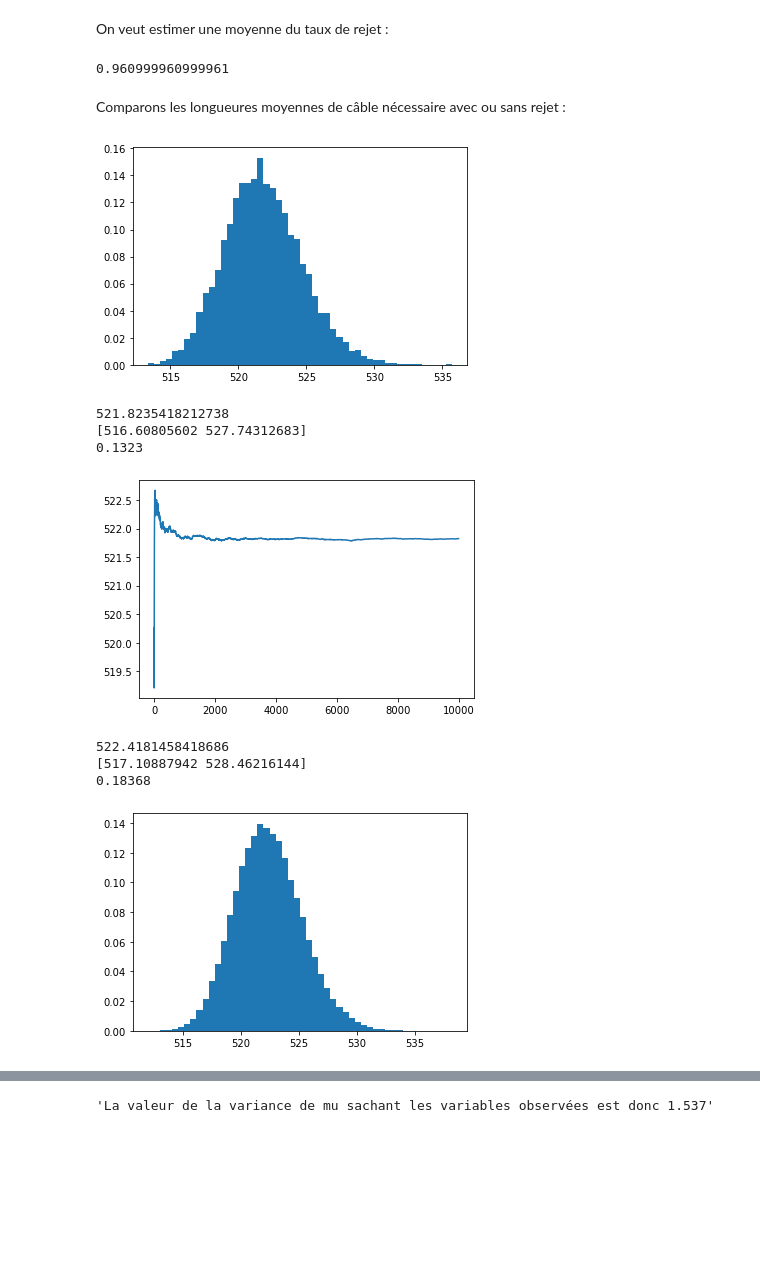
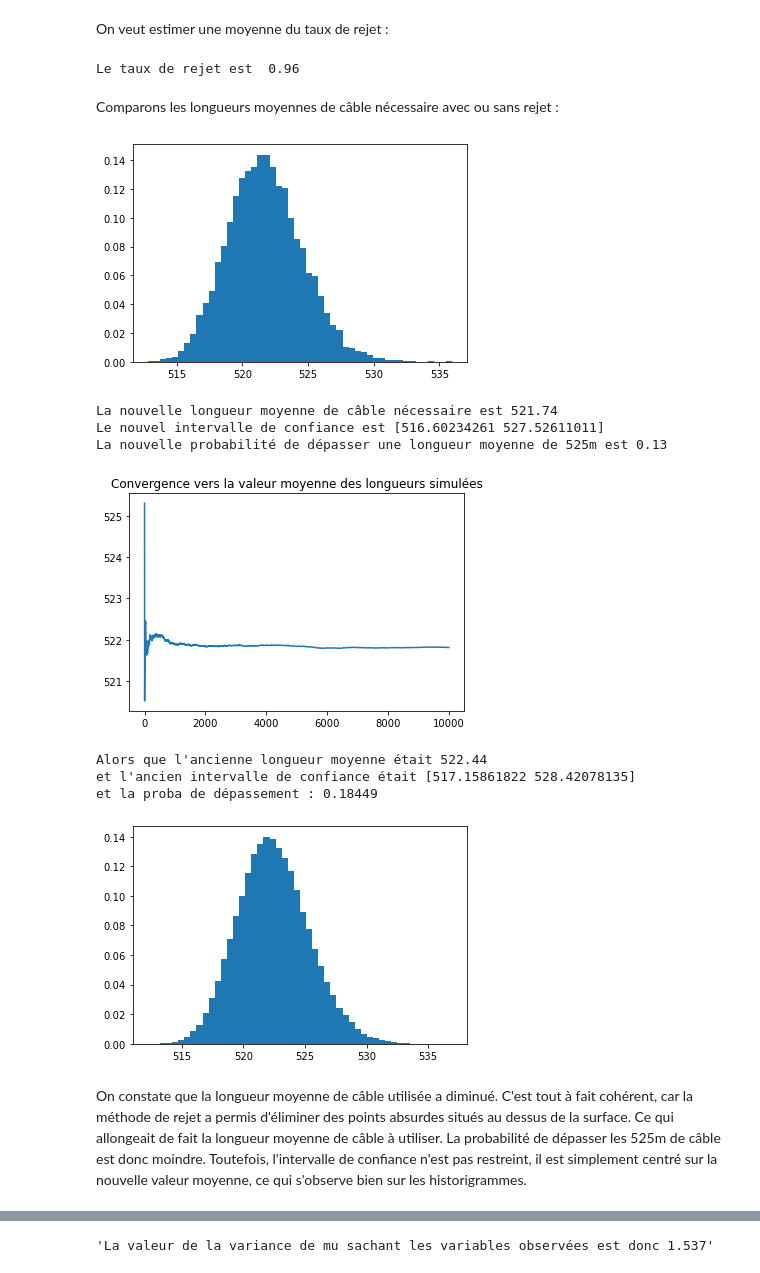
Before and after one commit to 20thuillie/projet_proba_chapel_thuillier, a Jupyter notebook: notebook_chapel_thuillier.ipynb, the cells around one changed output, grey strips where cells are left out. Cells and saved outputs as stored; diff of their text form; code cells hidden in the pictures; blank space fills up the shorter version.

```diff
--- a/notebook_chapel_thuillier.ipynb
+++ b/notebook_chapel_thuillier.ipynb
@@ -145,12 +156,11 @@ for indice in range(compteur):
         nombre_de_tests +=1
         x=np.random.normal(0,1,np.shape(unknown_indexes)[0])
         simu_r=Ec+np.matmul(Cholesky,x)
-#Le taux de rejet est :
-1- compteur/nombre_de_tests
+print(f"Le taux de rejet est de {1- compteur/nombre_de_tests : .2f}")
 # %% [output]
-0.960999960999961
+Le taux de rejet est  0.96
 # %% [markdown]
-Comparons les longueures moyennes de câble nécessaire avec ou sans rejet :
+Comparons les longueurs moyennes de câble nécessaire avec ou sans rejet :
 # %%
 #Avec rejet
 K=10000
@@ -166,20 +176,21 @@ for i in range(K):
 
 plt.hist(result_r,50,density=True)
 plt.show()
-print(sum(result_r)/K)
-print(np.quantile(result_r,[0.025,0.975]))
-print(np.mean(result_r>525))
+print(f"La nouvelle longueur moyenne de câble nécessaire est {sum(result_r)/K:.2f}")
+print(f"Le nouvel intervalle de confiance est {np.quantile(result_r,[0.025,0.975])}")
+print(f"La nouvelle probabilité de dépasser une longueur moyenne de 525m est {np.mean(result_r>525):.2}")
 # %% [output]
-[figure, old version]
+[figure, new version]
-521.8235418212738
-[516.60805602 527.74312683]
-0.1323
+La nouvelle longueur moyenne de câble nécessaire est 521.74
+Le nouvel intervalle de confiance est [516.60234261 527.52611011]
+La nouvelle probabilité de dépasser une longueur moyenne de 525m est 0.13
 # %%
 indice_simu = 1+np.arange(K)
 plt.plot(indice_simu,np.cumsum(result_r)/indice_simu)
+plt.title("Convergence vers la valeur moyenne des longueurs simulées")
 plt.show()
 # %% [output]
-[figure, old version]
+[figure, new version]
 # %%
 #Sans rejet
 K=100000
@@ -188,14 +199,14 @@ for i in range(K):
     x=np.random.normal(0,1,np.shape(unknown_indexes)[0])
     allval3[unknown_indexes]=Ec + np.matmul(Cholesky,x)
     result[i]=length(allval3,Delta)
-print(sum(result)/K)
-print(np.quantile(result,[0.025,0.975]))
-print(np.mean(result>525))
+print(f"Alors que l'ancienne longueur moyenne était {sum(result)/K:.2f}")
+print(f"et l'ancien intervalle de confiance était {np.quantile(result,[0.025,0.975])}")
+print(f"et la proba de dépassement : {np.mean(result>525)}")
 
 plt.hist(result,50,density=True)
 plt.show()
 # %% [output]
-522.4181458418686
-[517.10887942 528.46216144]
-0.18368
+Alors que l'ancienne longueur moyenne était 522.44
+et l'ancien intervalle de confiance était [517.15861822 528.42078135]
+et la proba de dépassement : 0.18449
-[figure, old version]
+[figure, new version]
@@ -204 +213,5 @@ plt.show()
+# %% [markdown]
+On constate que la longueur moyenne de câble utilisée a diminué. C'est tout à fait cohérent, car la méthode de rejet a permis d'éliminer des points absurdes situés au dessus de la surface. Ce qui allongeait de fait la longueur moyenne de câble à utiliser.
+La probabilité de dépasser les 525m de câble est donc moindre.
+Toutefois, l'intervalle de confiance n'est pas restreint, il est simplement centré sur la nouvelle valeur moyenne, ce qui s'observe bien sur les historigrammes.
 # %% [markdown]
```
Also changed, not shown: parts of 30 cells of this notebook.
